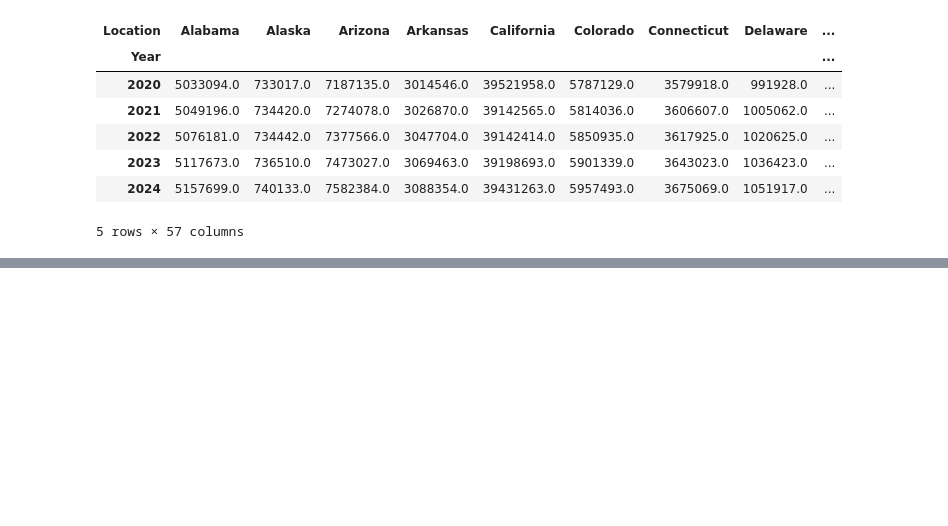
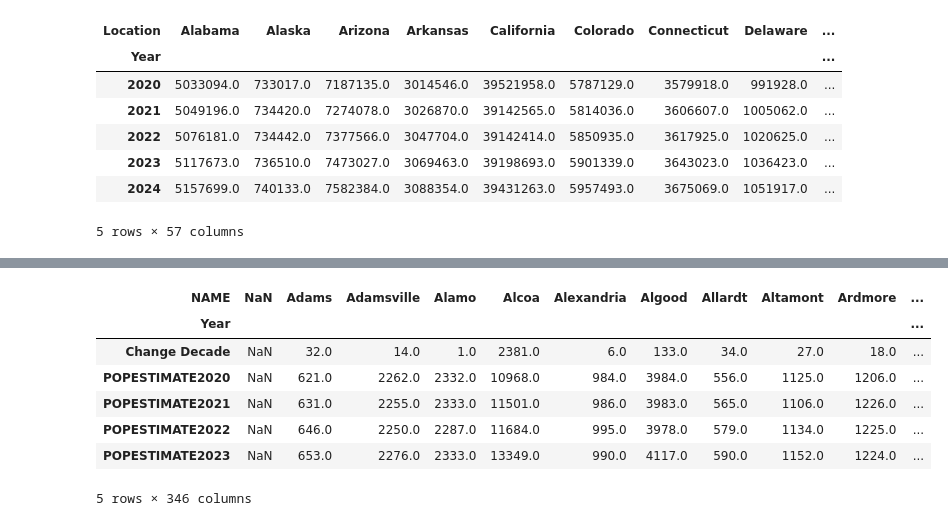
Before and after one commit to mbainbridge950/tennessee_population_after_covid, a Jupyter notebook: notebooks/tn_population.ipynb, the cells around one changed output, grey strips where cells are left out. Drawn from its saved outputs; the diff is of its cells as text; code cells hidden in the pictures; blank space fills up the shorter version.

```diff
--- a/notebooks/tn_population.ipynb
+++ b/notebooks/tn_population.ipynb
@@ -769,0 +852,12 @@ national_pop.drop(columns = 'Estimates Base').melt(id_vars='Location',var_name='
+# %%
+new_pop_county = pop_county_2020_2023.drop(columns = ['GEOID', 'Locale_Code', 'Locale_Type']).melt(id_vars='NAME',var_name='Year',value_name='population').pivot(index='Year',columns = 'NAME',values='population')
+new_pop_county.head()
+# %% [output]
+| NAME | NaN | Adams | Adamsville | Alamo | Alcoa | Alexandria | Algood | Allardt | Altamont | Ardmore | ... |
+| Year |  |  |  |  |  |  |  |  |  |  | ... |
+| Change Decade | NaN | 32.0 | 14.0 | 1.0 | 2381.0 | 6.0 | 133.0 | 34.0 | 27.0 | 18.0 | ... |
+| POPESTIMATE2020 | NaN | 621.0 | 2262.0 | 2332.0 | 10968.0 | 984.0 | 3984.0 | 556.0 | 1125.0 | 1206.0 | ... |
+| POPESTIMATE2021 | NaN | 631.0 | 2255.0 | 2333.0 | 11501.0 | 986.0 | 3983.0 | 565.0 | 1106.0 | 1226.0 | ... |
+| POPESTIMATE2022 | NaN | 646.0 | 2250.0 | 2287.0 | 11684.0 | 995.0 | 3978.0 | 579.0 | 1134.0 | 1225.0 | ... |
+| POPESTIMATE2023 | NaN | 653.0 | 2276.0 | 2333.0 | 13349.0 | 990.0 | 4117.0 | 590.0 | 1152.0 | 1224.0 | ... |
+5 rows × 346 columns
```
Also changed, not shown: parts of 10 cells of this notebook, 15 other files.
